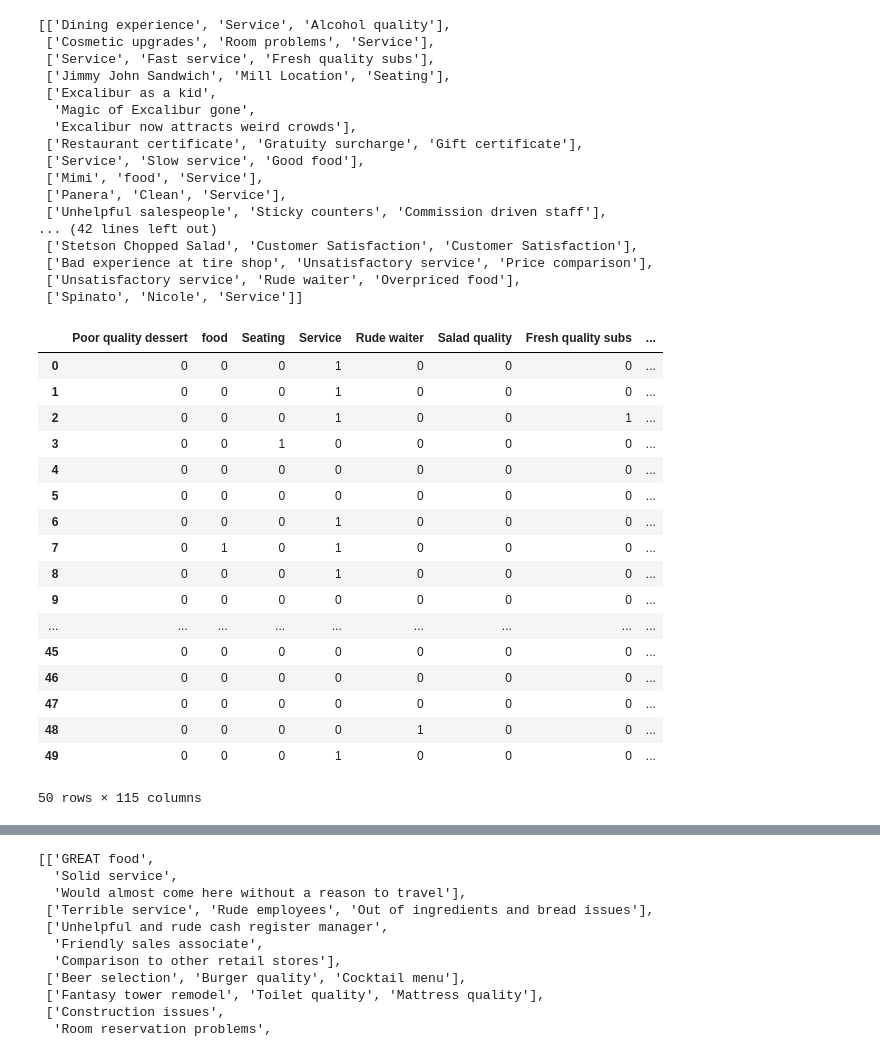
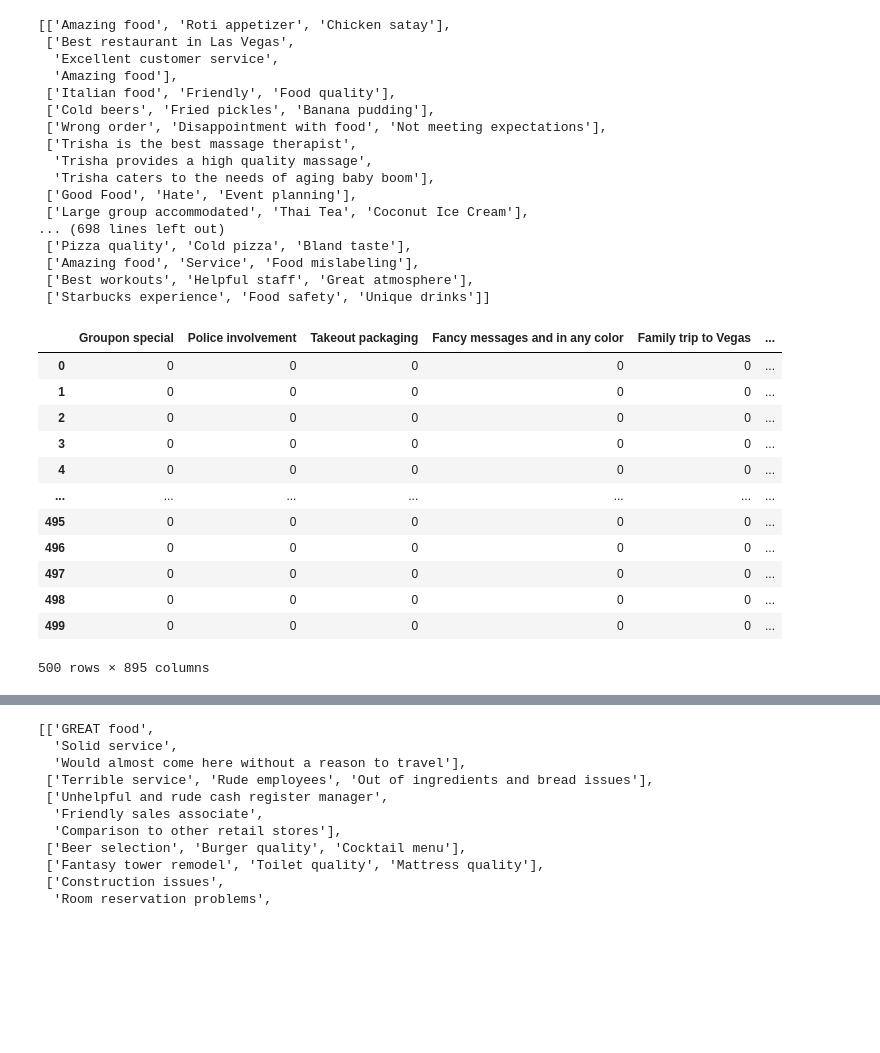
Before and after one commit to dani2112/llmtopic, a Jupyter notebook: notebooks/llmtopic_test.ipynb, the cells around one changed output, grey strips where cells are left out. Saved outputs shown, nothing was run; the diff lists cells and outputs as text; code cells hidden in the pictures; blank space fills up the shorter version.

```diff
--- a/notebooks/llmtopic_test.ipynb
+++ b/notebooks/llmtopic_test.ipynb
@@ -13,5 +23,5 @@ lt = LLMTopic(model_path="../models/dolphin-2_6-phi-2.Q4_K_M.gguf", n_ctx=2048)
 # %%
-topics = lt.fit_transform(dt.to_pandas().sample(50)["text"].values)
+topics = lt.fit_transform(dt.to_pandas().sample(500)["text"].values)
 # %% [output]
 Warning: The document was truncated to fit the length limit.
 Warning: The document was truncated to fit the length limit.
@@ -50,41 +55,38 @@ lt.topic_matrix
 # %%
 lt.summarize_topics()
+lt.topic_matrix
 # %% [output]
-[['Dining experience', 'Service', 'Alcohol quality'],
- ['Cosmetic upgrades', 'Room problems', 'Service'],
- ['Service', 'Fast service', 'Fresh quality subs'],
- ['Jimmy John Sandwich', 'Mill Location', 'Seating'],
- ['Excalibur as a kid',
-  'Magic of Excalibur gone',
-  'Excalibur now attracts weird crowds'],
- ['Restaurant certificate', 'Gratuity surcharge', 'Gift certificate'],
- ['Service', 'Slow service', 'Good food'],
- ['Mimi', 'food', 'Service'],
- ['Panera', 'Clean', 'Service'],
- ['Unhelpful salespeople', 'Sticky counters', 'Commission driven staff'],
-... (42 lines left out)
- ['Stetson Chopped Salad', 'Customer Satisfaction', 'Customer Satisfaction'],
- ['Bad experience at tire shop', 'Unsatisfactory service', 'Price comparison'],
- ['Unsatisfactory service', 'Rude waiter', 'Overpriced food'],
- ['Spinato', 'Nicole', 'Service']]
+[['Amazing food', 'Roti appetizer', 'Chicken satay'],
+ ['Best restaurant in Las Vegas',
+  'Excellent customer service',
+  'Amazing food'],
+ ['Italian food', 'Friendly', 'Food quality'],
+ ['Cold beers', 'Fried pickles', 'Banana pudding'],
+ ['Wrong order', 'Disappointment with food', 'Not meeting expectations'],
+ ['Trisha is the best massage therapist',
+  'Trisha provides a high quality massage',
+  'Trisha caters to the needs of aging baby boom'],
+ ['Good Food', 'Hate', 'Event planning'],
+ ['Large group accommodated', 'Thai Tea', 'Coconut Ice Cream'],
+... (698 lines left out)
+ ['Pizza quality', 'Cold pizza', 'Bland taste'],
+ ['Amazing food', 'Service', 'Food mislabeling'],
+ ['Best workouts', 'Helpful staff', 'Great atmosphere'],
+ ['Starbucks experience', 'Food safety', 'Unique drinks']]
 # %%
-lt.topic_matrix
+lt.summarize_topics()
+lt.topic_matrix.sum().sort_values()[::-1].head(20)
 # %% [output]
-|  | Poor quality dessert | food | Seating | Service | Rude waiter | Salad quality | Fresh quality subs | ... |
-| 0 | 0 | 0 | 0 | 1 | 0 | 0 | 0 | ... |
-| 1 | 0 | 0 | 0 | 1 | 0 | 0 | 0 | ... |
-| 2 | 0 | 0 | 0 | 1 | 0 | 0 | 1 | ... |
-| 3 | 0 | 0 | 1 | 0 | 0 | 0 | 0 | ... |
-| 4 | 0 | 0 | 0 | 0 | 0 | 0 | 0 | ... |
-| 5 | 0 | 0 | 0 | 0 | 0 | 0 | 0 | ... |
-| 6 | 0 | 0 | 0 | 1 | 0 | 0 | 0 | ... |
-| 7 | 0 | 1 | 0 | 1 | 0 | 0 | 0 | ... |
-| 8 | 0 | 0 | 0 | 1 | 0 | 0 | 0 | ... |
-| 9 | 0 | 0 | 0 | 0 | 0 | 0 | 0 | ... |
-| ... | ... | ... | ... | ... | ... | ... | ... | ... |
-| 45 | 0 | 0 | 0 | 0 | 0 | 0 | 0 | ... |
-| 46 | 0 | 0 | 0 | 0 | 0 | 0 | 0 | ... |
-| 47 | 0 | 0 | 0 | 0 | 0 | 0 | 0 | ... |
-| 48 | 0 | 0 | 0 | 0 | 1 | 0 | 0 | ... |
-| 49 | 0 | 0 | 0 | 1 | 0 | 0 | 0 | ... |
+|  | Groupon special | Police involvement | Takeout packaging | Fancy messages and in any color | Family trip to Vegas | ... |
+| 0 | 0 | 0 | 0 | 0 | 0 | ... |
+| 1 | 0 | 0 | 0 | 0 | 0 | ... |
+| 2 | 0 | 0 | 0 | 0 | 0 | ... |
+| 3 | 0 | 0 | 0 | 0 | 0 | ... |
+| 4 | 0 | 0 | 0 | 0 | 0 | ... |
+| ... | ... | ... | ... | ... | ... | ... |
+| 495 | 0 | 0 | 0 | 0 | 0 | ... |
+| 496 | 0 | 0 | 0 | 0 | 0 | ... |
+| 497 | 0 | 0 | 0 | 0 | 0 | ... |
+| 498 | 0 | 0 | 0 | 0 | 0 | ... |
+| 499 | 0 | 0 | 0 | 0 | 0 | ... |
-50 rows × 115 columns
+500 rows × 895 columns
```
Also changed, not shown: parts of 4 cells of this notebook.
